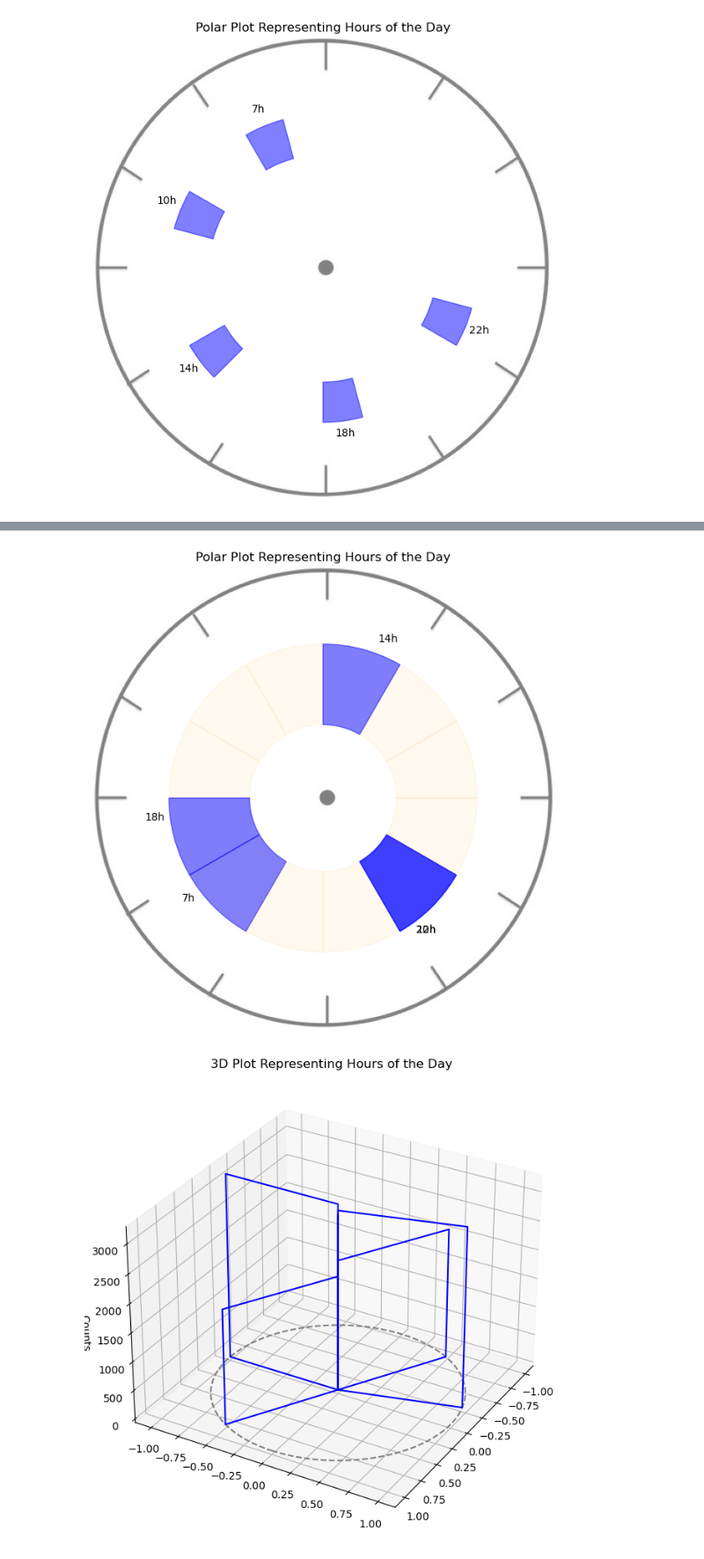
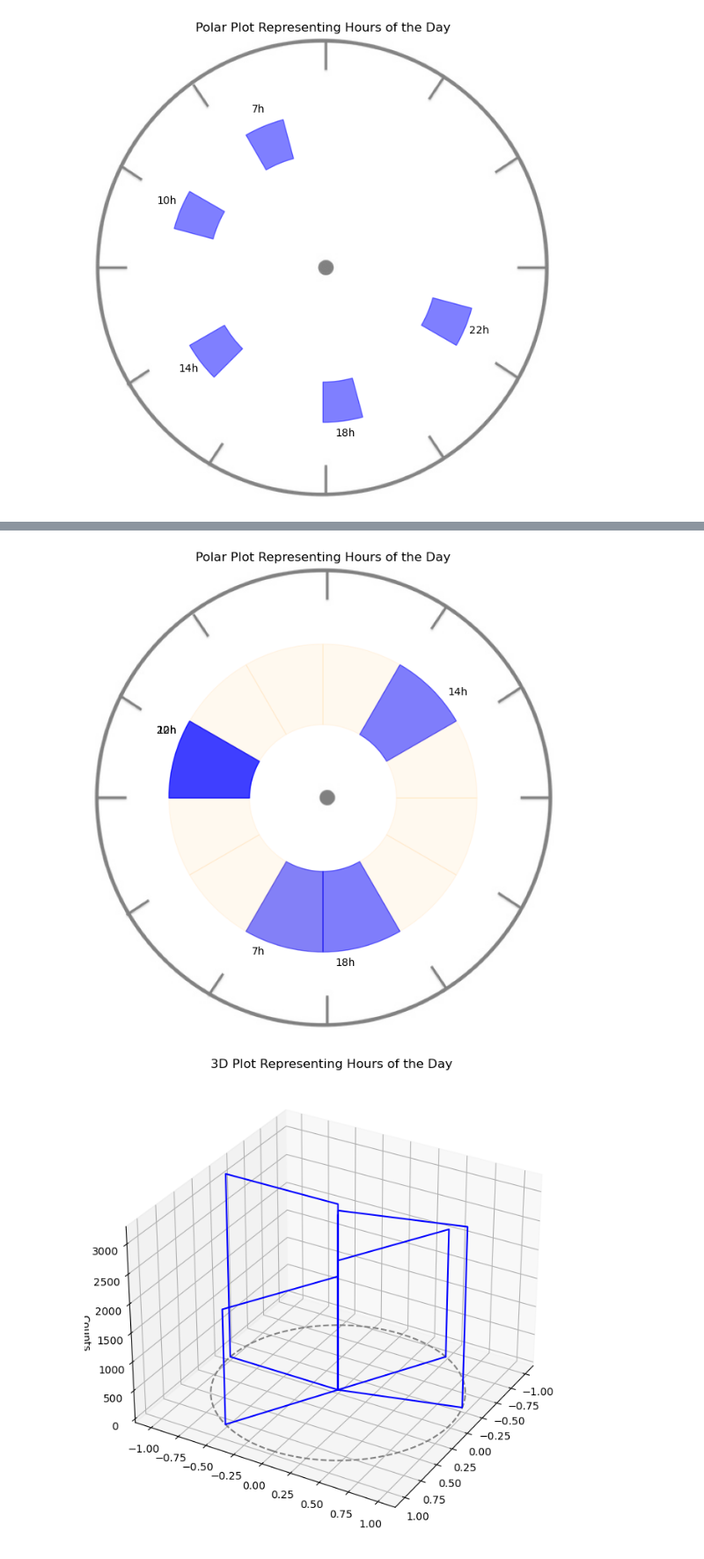
Before and after one commit to leobt23/Data_Mining, a Jupyter notebook: 1_eda/caria.ipynb, the cells around one changed output, grey strips where cells are left out. Shown at 88% size. Drawn from its saved outputs; the diff is of its cells as text; code cells hidden in the pictures.

```diff
--- a/1_eda/caria.ipynb
+++ b/1_eda/caria.ipynb
@@ -566,3 +566,37 @@ ax.imshow(clock_image, extent=[-1.5, 1.5, -1.5, 1.5], alpha=0.5)
 plt.show()
 # %% [output]
 [figure]
+# %%
+# let's create a function that transforms clock hours into "naive hours" i.e. as if they were "polar hours", but always from 0 to 12
+# i.e. a function unclockify such that
+# unclockify(0) = 3
+# unclockify(1) = 2
+# unclockify(2) = 1
+# unclockify(3) = 0
+# unclockify(4) = 11
+# unclockify(5) = 10
+# unclockify(6) = 9
+# ...
+# unclockify(9) = 6
+# ...
+# unclockify(12) = 3
+
+def unclockify(hour):
+    return 3 - hour if hour <= 3 else 15 - hour
+
+# let's visually test if this function works, through a plot
+# first, let's create a list of clock hours
+clock_hours = list(range(24))
+
+# now, let's create a list of "naive hours"
+naive_hours = [unclockify(hour) for hour in clock_hours]
+
+print('Clock hours:', clock_hours)
+print('Naive hours:', naive_hours)
+
+
+print('\n')
+
+print('The unclockify function does work as intended!')
+
+unclockify(7)
@@ -598,11 +639,14 @@ label_factor = 1.1
 all_hours = range(24)
 for hour in all_hours:
     # necessary hour conversion, since a polar plot is anticlockwise
-    #hour =
+    # through the usage of the clockify function
+
+
 
     if hour in unique_hours:
+        plot_hour = unclockify(hour)
         # Calculate the starting and ending angles for each slice
-        start_angle = 360 * ((hour) / n_hours)
+        start_angle = 360 * ((plot_hour) / n_hours)
         end_angle = start_angle + 360*(1) / n_hours
 
         # Create a wedge (slice) for the given hour
@@ -612,35 +656,37 @@ for hour in all_hours:
         # Label the slice
         label_angle = np.radians(start_angle + 7.5)  # Adjusting 7.5 for better positioning
         ax.annotate(f'{hour}h', xy=(np.cos(label_angle), np.sin(label_angle)), xytext=(label_factor*np.cos(label_angle), label_factor*np.sin(label_angle)),
                     ha='center', fontsize=10)
 
     else:
+        plot_hour = unclockify(hour)
+
         # here, we create a hollow slice
         # Calculate the starting and ending angles for each slice
-        start_angle = 360 * (hour / n_hours)
+        start_angle = 360 * (plot_hour / n_hours)
         end_angle = start_angle + 360 / n_hours
 
         # Create a wedge (slice) for the given hour
         wedge = Wedge(center=(0, 0), r=radius, theta1=start_angle, theta2=end_angle, width=width, color='orange', alpha=0.03)
         ax.add_patch(wedge)
 
         # Label the slice
         #label_angle = np.radians(start_angle + 7.5)
         #ax.annotate(f'{hour}h', xy=(np.cos(label_angle), np.sin(label_angle)), xytext=(1.1*np.cos(label_angle), 1.1*np.sin(label_angle)),
         #            ha='center', fontsize=10)
 
 # Adjusting the axis and title
 ax.set_xlim([-1.5, 1.5])
 ax.set_ylim([-1.5, 1.5])
 ax.axis('off')  # Turn off the axis
 ax.set_title("Polar Plot Representing Hours of the Day")
 # combining this plot with an image as background (of a clock)
 clock_image = plt.imread('/home/caria/MEDM/Statistical_Methods_Data_Mining/Images/clock3.png')
 ax.imshow(clock_image, extent=[-1.5, 1.5, -1.5, 1.5], alpha=0.5)
 
 plt.show()
 # %% [output]
-[figure, old version]
+[figure, new version]
 # %%
 import numpy as np
 import matplotlib.pyplot as plt
```
Also changed, not shown: parts of 1 cell of this notebook.
